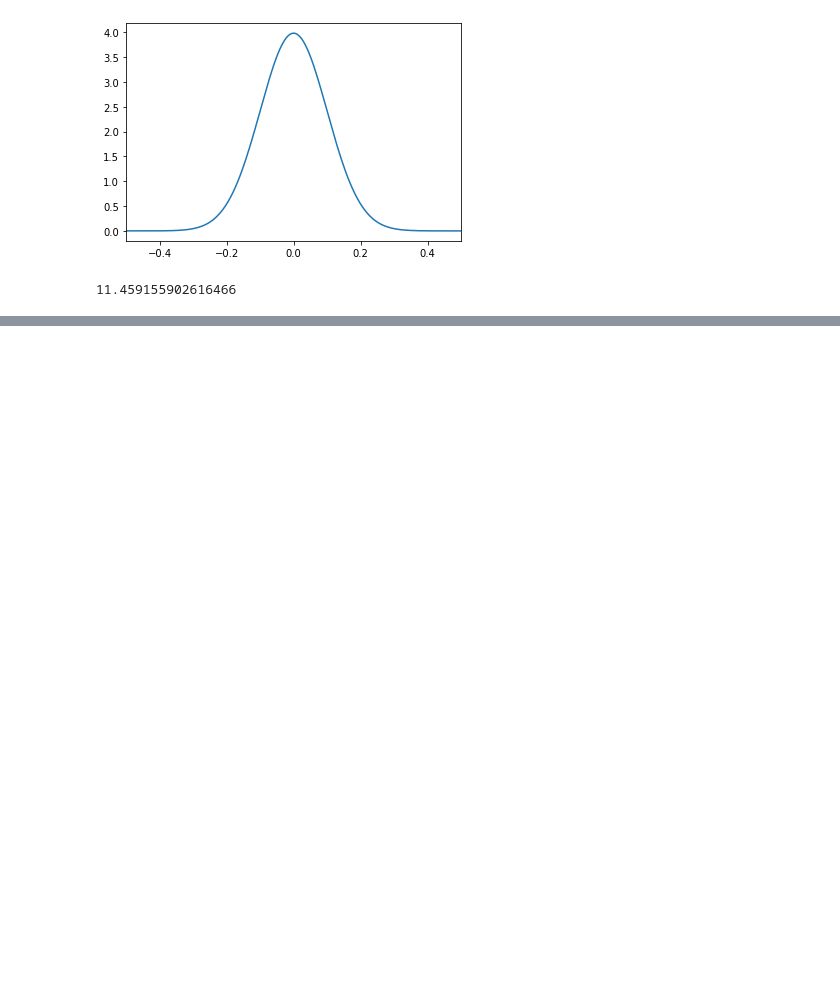
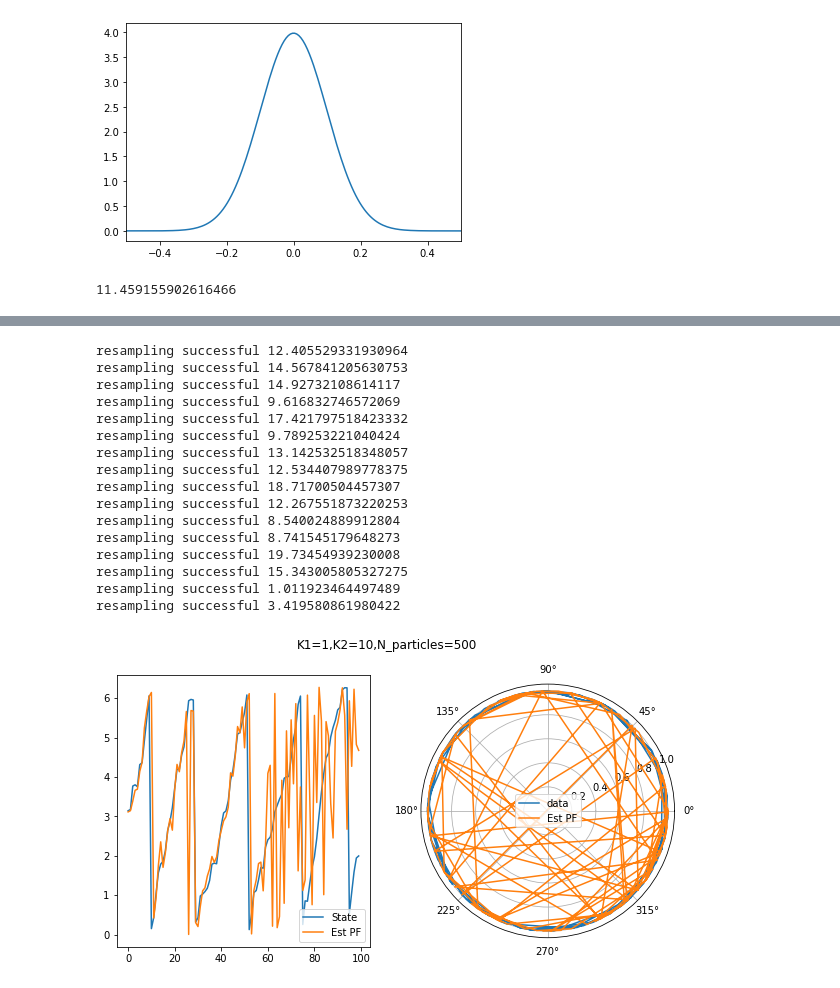
Before and after one commit to CanyonTurtle/cannon-curtis-spencer-tyler-acme, a Jupyter notebook: vol-3/Particle Filter.ipynb, the cells around one changed output, grey strips where cells are left out. Drawn from its saved outputs; the diff is of its cells as text; code cells hidden in the pictures; blank space fills up the shorter version.

```diff
--- a/vol-3/Particle Filter.ipynb
+++ b/vol-3/Particle Filter.ipynb
@@ -455,3 +442,50 @@ print(state_estimates)
+# %%
+#Initialize Particle Filter
+K1_s = [1]
+K2_s = [10]
+N_particles_s = [500]
+# K1_s = [1,5,10,20]
+# K2_s = [1,5,10,20]
+# N_particles_s = [100,500,1000]
+#Initialize the filter
+states[0] = states[0]%(2*np.pi)
+for K1 in K1_s:
+    for K2 in K2_s:
+        for N_particles in N_particles_s:
+            p_filter = ParticleFilter(F,H,K1,K2,N_particles)
+
+            state_estimates,particles = p_filter.filter_particle(obs)
+            state_estimates = state_estimates%(2*np.pi)
+
+            plt.figure(figsize=(10,5))
+            plt.subplot(121)
+            plt.plot(states[0], label='State')
+            plt.plot(state_estimates, label='Est PF')
+            plt.legend()
+            plt.subplot(122,polar=True)
+            plt.polar(states[0], np.ones_like(states[0]),label ='data')
+            plt.polar(state_estimates,np.ones_like(state_estimates), label='Est PF')
+            plt.legend()
+            plt.suptitle(f"K1={K1},K2={K2},N_particles={N_particles}")
+            plt.show()
+# %% [output]
+resampling successful 12.405529331930964
+resampling successful 14.567841205630753
+resampling successful 14.92732108614117
+resampling successful 9.616832746572069
+resampling successful 17.421797518423332
+resampling successful 9.789253221040424
+resampling successful 13.142532518348057
+resampling successful 12.534407989778375
+resampling successful 18.71700504457307
+resampling successful 12.267551873220253
+resampling successful 8.540024889912804
+resampling successful 8.741545179648273
+resampling successful 19.73454939230008
+resampling successful 15.343005805327275
+resampling successful 1.011923464497489
+resampling successful 3.419580861980422
+[figure, added]
 # %%
 #Animate the particle plot:
 from matplotlib.animation import FuncAnimation
```
Also changed, not shown: parts of 5 cells of this notebook, 1 other file.
